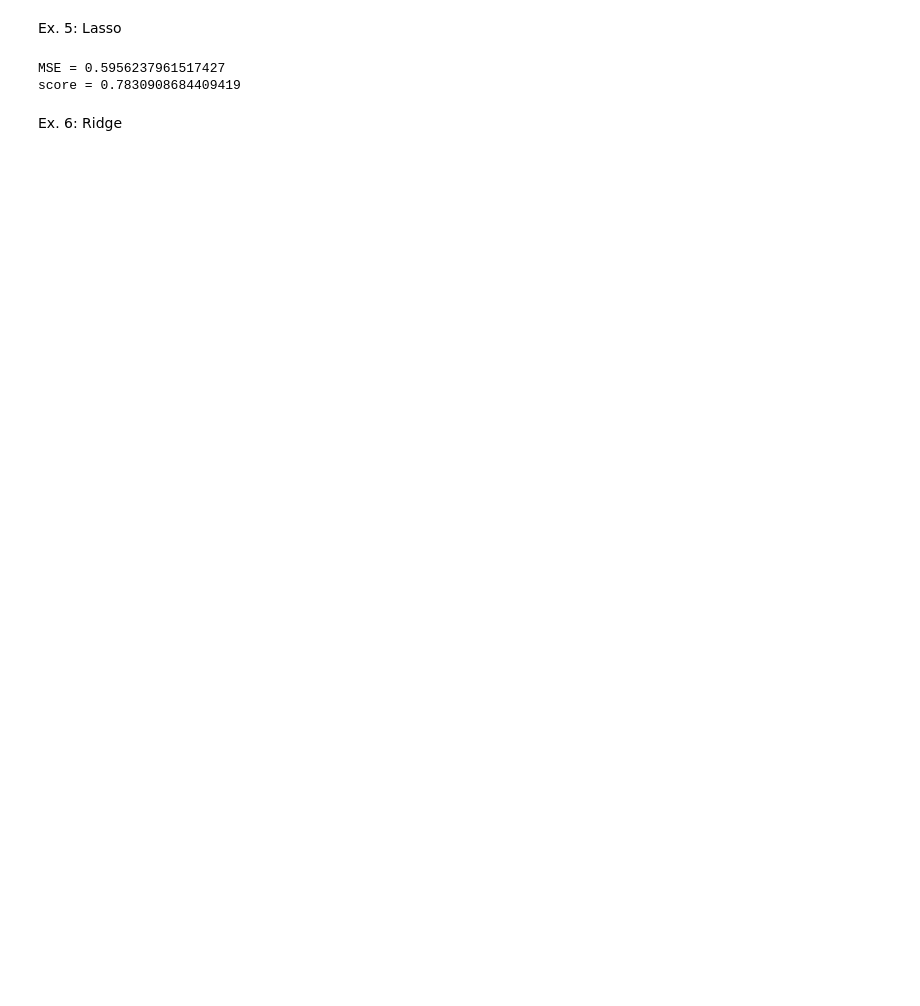
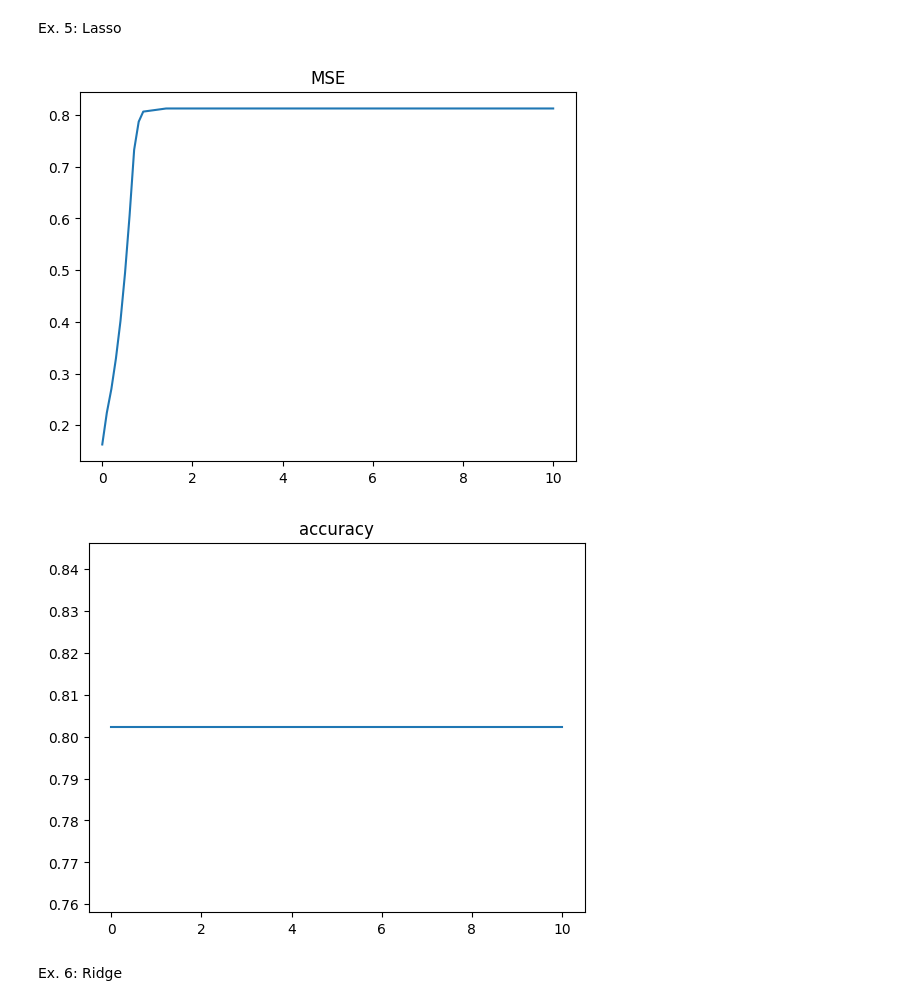
Before and after one commit to MichalMichniak/Machine_Learning_2023_Academy_Course, a Jupyter notebook: lab_4/main.ipynb, the cells around one changed output. Drawn from its saved outputs; the diff is of its cells as text; code cells hidden in the pictures; blank space fills up the shorter version.

```diff
--- a/lab_4/main.ipynb
+++ b/lab_4/main.ipynb
@@ -152,15 +157,25 @@ from sklearn.linear_model import Ridge, Lasso
 # %% [markdown]
 Ex. 5: Lasso
 # %%
-lasso = Lasso(alpha= 0.5)
-lasso.fit(X_train,y_train)
-Y_pred = lasso.predict(X_test)
-mse = sklearn.metrics.mean_squared_error(Y_pred,y_test)
-print(f"MSE = {mse}")
-print(f"score = {lin_reg.score(X_test,y_test)}")
+alpha = np.linspace(0,10,100)
+mse_lst = []
+acc_lst = []
+for i in alpha:
+    lasso = Lasso(alpha= i)
+    lasso.fit(X_train,y_train)
+    Y_pred = lasso.predict(X_test)
+    mse = sklearn.metrics.mean_squared_error(Y_pred,y_test)
+    mse_lst.append(mse)
+    acc_lst.append(deepcopy(lin_reg.score(X_test,y_test)))
+plt.plot(alpha,mse_lst)
+plt.title("MSE")
+plt.show()
+plt.title("accuracy")
+plt.plot(alpha,acc_lst)
+plt.show()
 # %% [output]
-MSE = 0.5956237961517427
-score = 0.7830908684409419
+[figure, added]
+[figure, added]
 # %% [markdown]
 Ex. 6: Ridge
 # %%
```
Also changed, not shown: parts of 11 cells of this notebook, 2 other files.
